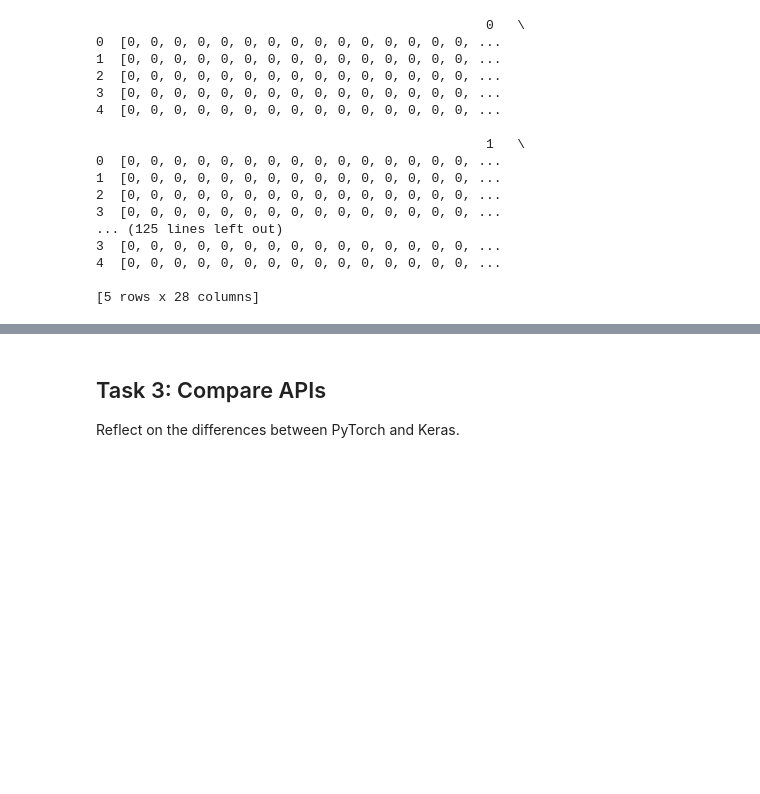
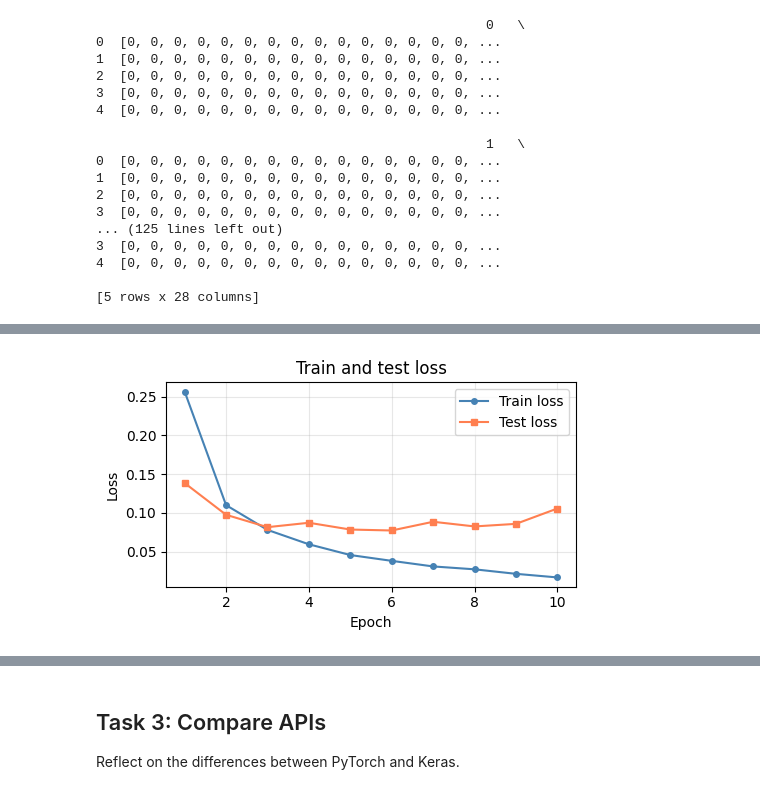
Before and after one commit to AndreasFurth/ML-Frameworks, a Jupyter notebook: L6/L6_assignment_CLASSROOM.ipynb, the cells around one changed output, grey strips where cells are left out. Saved outputs shown, nothing was run; the diff lists cells and outputs as text; code cells hidden in the pictures; blank space fills up the shorter version.

```diff
--- a/L6/L6_assignment_CLASSROOM.ipynb
+++ b/L6/L6_assignment_CLASSROOM.ipynb
@@ -184,5 +192,26 @@ plt.tight_layout()
 # TODO: Build a model with:
 # - 1 hidden layer (ReLU)
 # - output layer (softmax or sigmoid)
+
+# nn betyder Neural Network
+import torch.nn as nn
+
+# Vi skapar en tom modell
+
+# Vårt hidden layers storlek bestämmer vi helt själva!
+# Det är typiskt att sätta någon 2-potens, alltså 2 upphöjt till något
+# (2, 4, 8, 16, 32, 64, 128, ...)
+
+# Vår input och output size är definerade av vårt problem
+# Input size är exakt så står som vår indata (så många features vi har)
+# Output size är exakt så stor som antalet klasser vi vill kunna ta fram
+input_size = 784
+output_size = 10
+
+model = nn.Sequential(
+    nn.Linear(input_size, 128),
+    nn.ReLU(), # ReLu är en aktivationsfunktion, som låter oss hitta komplexa samband i datan
+    nn.Linear(128, output_size)
+).to(device) # Vi lägger modellen på devicen
 # %%
 # TODO: Train for a few epochs and print accuracy
@@ -188,0 +268,15 @@ plt.tight_layout()
+# %%
+# BONUS: Plotta tränings och testloop
+
+fig, ax = plt.subplots(figsize=(5, 3))
+ax.plot(range(1, epochs + 1), train_losses, "o-", color="steelblue", markersize=4, label="Train loss")
+ax.plot(range(1, epochs + 1), test_losses, "s-", color="coral", markersize=4, label="Test loss")
+ax.set_xlabel("Epoch")
+ax.set_ylabel("Loss")
+ax.set_title("Train and test loss")
+ax.legend()
+ax.grid(True, alpha=0.3)
+plt.tight_layout()
+plt.show()
+# %% [output]
+[figure, added]
```
Also changed, not shown: parts of 6 cells of this notebook.
